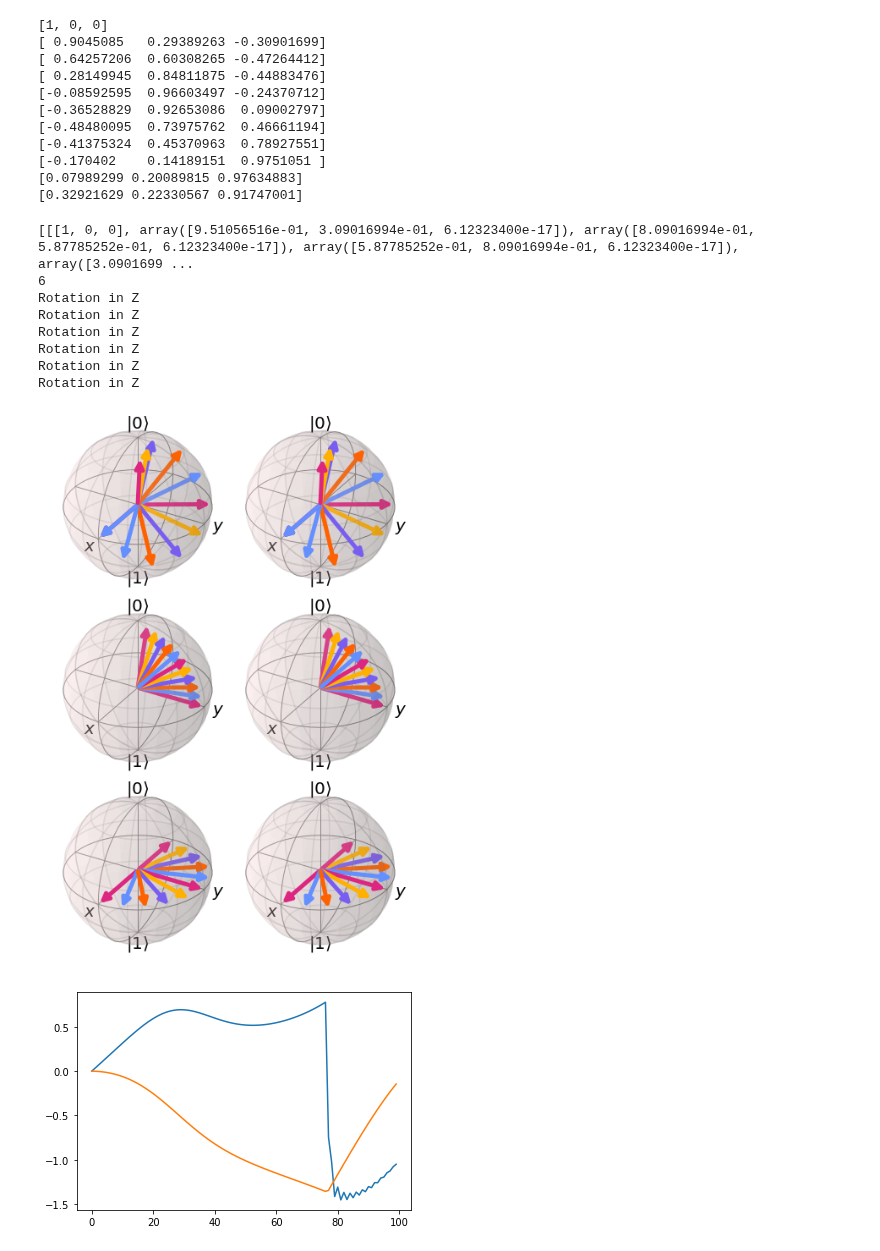
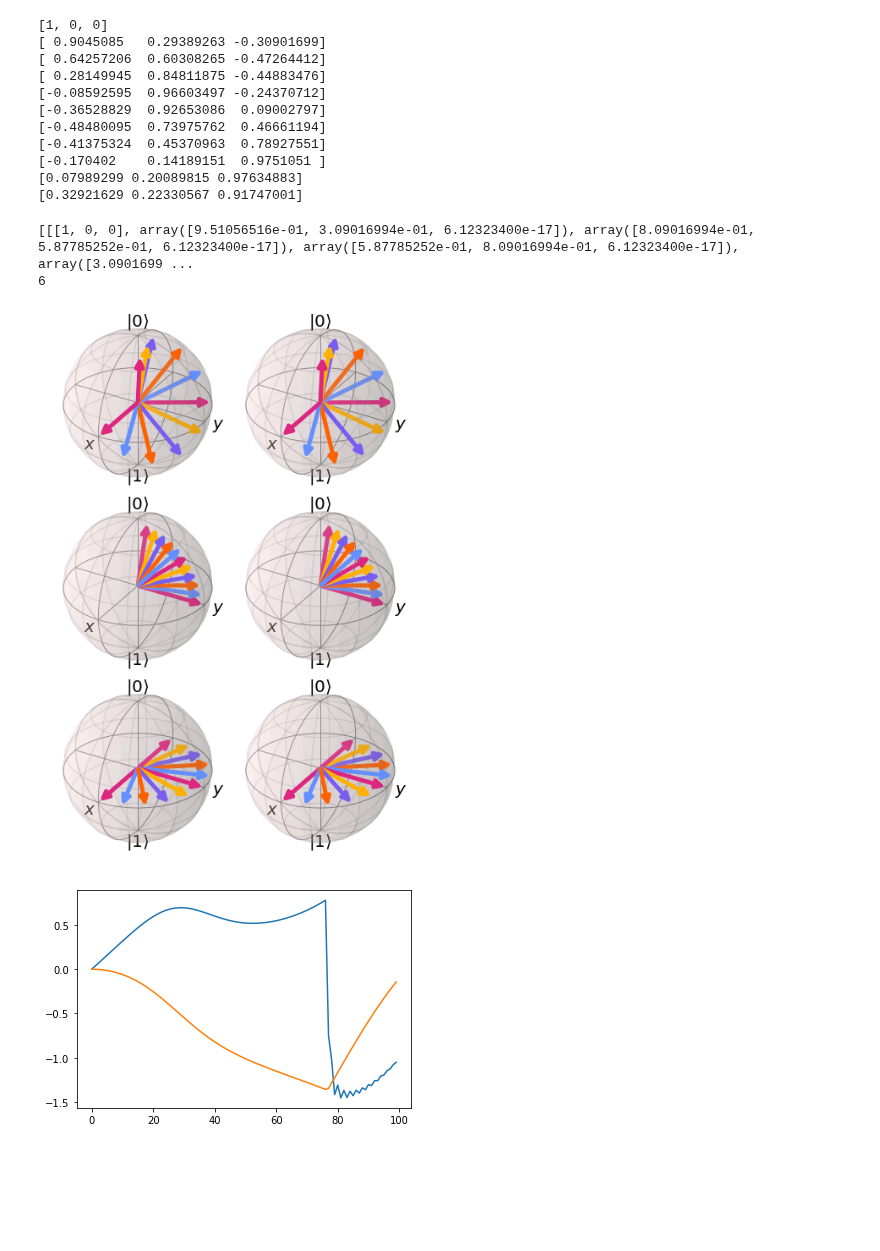
Before and after one commit to Sultanow/quantum, a Jupyter notebook: bloch_sphere/rotate_su2_qiskit_showcase.ipynb, the cells around one changed output. Saved outputs shown, nothing was run; the diff lists cells and outputs as text; code cells hidden in the pictures; blank space fills up the shorter version.

```diff
--- a/bloch_sphere/rotate_su2_qiskit_showcase.ipynb
+++ b/bloch_sphere/rotate_su2_qiskit_showcase.ipynb
@@ -449,31 +449,25 @@ states.append(sv)
 # %%
 fig = plt.figure(figsize = [6,9])
 
 
 positions = [
     [0, 0],
     [0.5, 0],
     [0, 0.333],
     [0.5, 0.333],
     [0, 0.667],
     [0.5, 0.667],
 ]
 
 print(states)
 print(len(states))
 for m in range(len(states)):
     ax = fig.add_axes([positions[m][0], positions[m][1], 0.5, 0.333], axes_class = Axes3D)
-    plot_bloch_vector(states[m], ax=ax)
+    pbv = plot_bloch_vector(states[m], ax=ax)
 # %% [output]
 [[[1, 0, 0], array([9.51056516e-01, 3.09016994e-01, 6.12323400e-17]), array([8.09016994e-01, 5.87785252e-01, 6.12323400e-17]), array([5.87785252e-01, 8.09016994e-01, 6.12323400e-17]), array([3.0901699 ...
 6
-Rotation in Z
-Rotation in Z
-Rotation in Z
-Rotation in Z
-Rotation in Z
-Rotation in Z
-[figure, old version]
+[figure, new version]
 # %%
 #Error propagation
 
```
